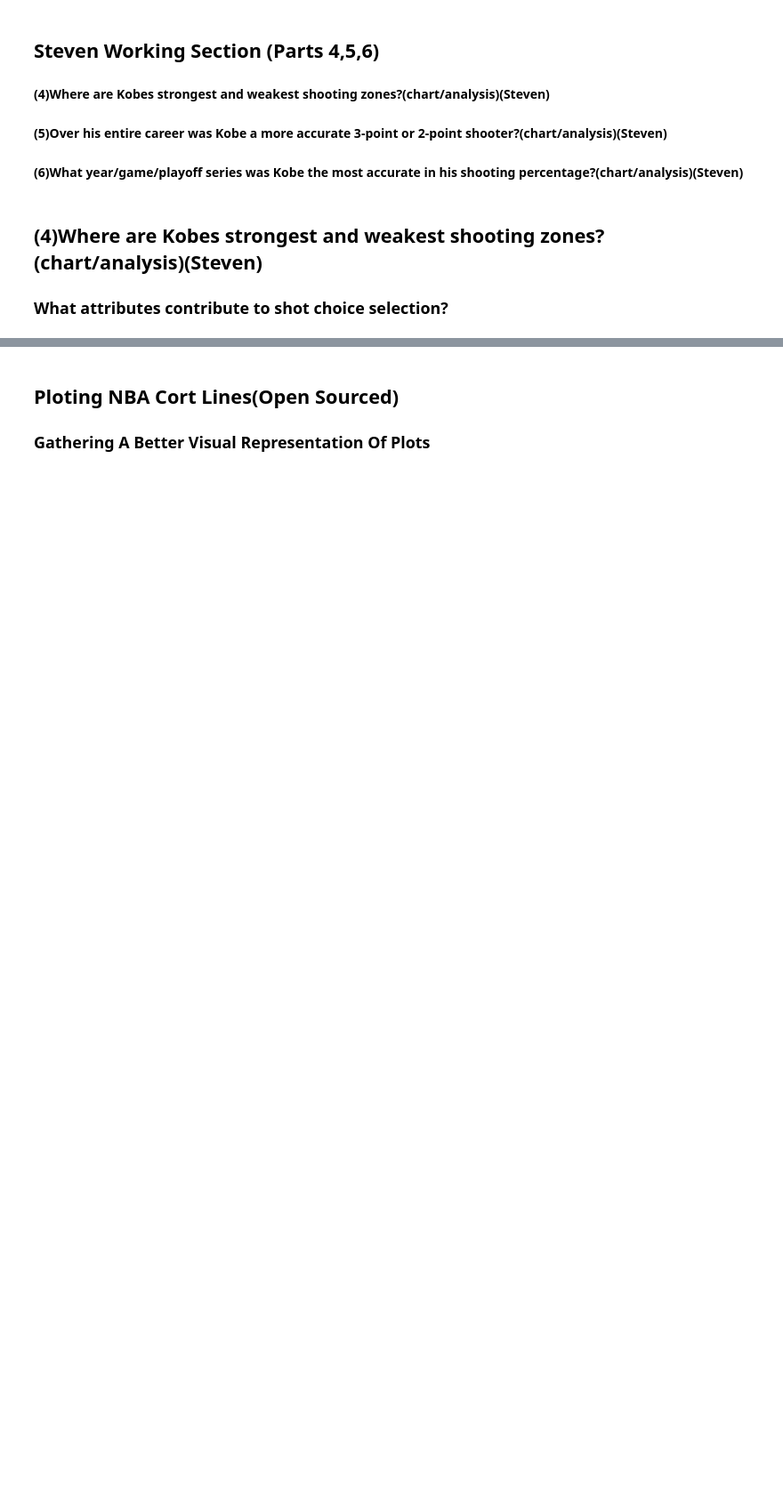
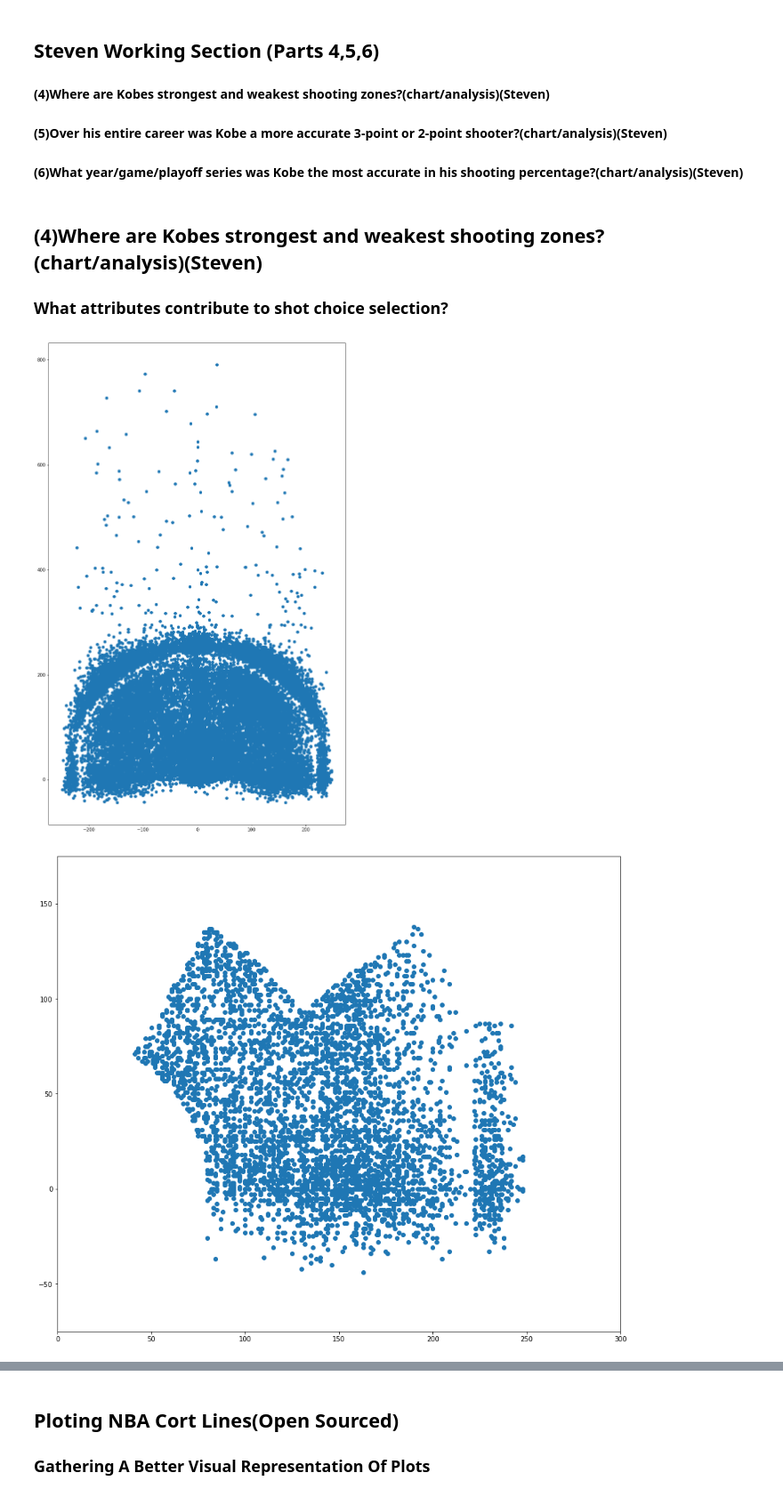
Before and after one commit to lubo4991/INFO-4604-Machine-Learning-Group-Project, a Jupyter notebook: FINAL ML Project Notebook.ipynb, the cells around one changed output, grey strips where cells are left out. Shown at 89% size. Saved outputs shown, nothing was run; the diff lists cells and outputs as text; code cells hidden in the pictures; blank space fills up the shorter version.

Commit message:
Visual/Analysis Steven Update
Visual/Analysis Steven Update 12/12 4:23

```diff
--- a/FINAL ML Project Notebook.ipynb
+++ b/FINAL ML Project Notebook.ipynb
@@ -635,34 +612,37 @@ Now we begin seperating the data into two parts - one for learning and one for t
 # RAW PLOTS, Gives good representation of where shots were taken. Plots create outline of court.
 # column types(shot_distance	shot_made_flag	shot_type	shot_zone_area	shot_zone_basic	shot_zone_range)
 # Getting a sence of what Kobes data contains. This raw plot show the mass amount of shot selections we have to work with. Needs cleaning/reformating to get a clear understanding.
-
+df = pd.read_csv("data_sql.csv")
 #sns.set_style("white")
 #sns.set_color_codes()
 #All shots/Action Type
 plt.figure(figsize=(12,20))
 plt.scatter(df.loc_x, df.loc_y)
 plt.show()
 
 #Adjusting to shot zone area(R)
 shot_zone_plt = df[df.shot_zone_area == "Right Side(R)"]
 plt.figure(figsize=(15,13))
 plt.xlim(0,300)
 plt.ylim(-75,175)
 plt.scatter(shot_zone_plt.loc_x, shot_zone_plt.loc_y)
 plt.show()
 
 #Adjusting to shot zone area(L)(I WANT TO SET THESE SO THEY ARE ALL SIDE BY SIDE)
 shot_zone_plt = df[df.shot_zone_area == "Left Side(L)"]
 plt.figure(figsize=(15,13))
 plt.xlim(0,-300)
 plt.ylim(-75,175)
 plt.scatter(shot_zone_plt.loc_x, shot_zone_plt.loc_y)
 plt.show()
 
 #Adjusting to shot zone area(C)(CANT FIND POINT PLOT YET)(Check other shot columns...)
 shot_zone_plt = df[df.shot_zone_area == "Center(C)"]
 plt.figure(figsize=(15,13))
 plt.xlim(-150,150)
 plt.ylim(0,300)
 plt.scatter(shot_zone_plt.loc_x, shot_zone_plt.loc_y)
 plt.show()
+# %% [output]
+[figure, added]
+[figure, added]
```
Also changed, not shown: parts of 42 cells of this notebook, 2 other files.
